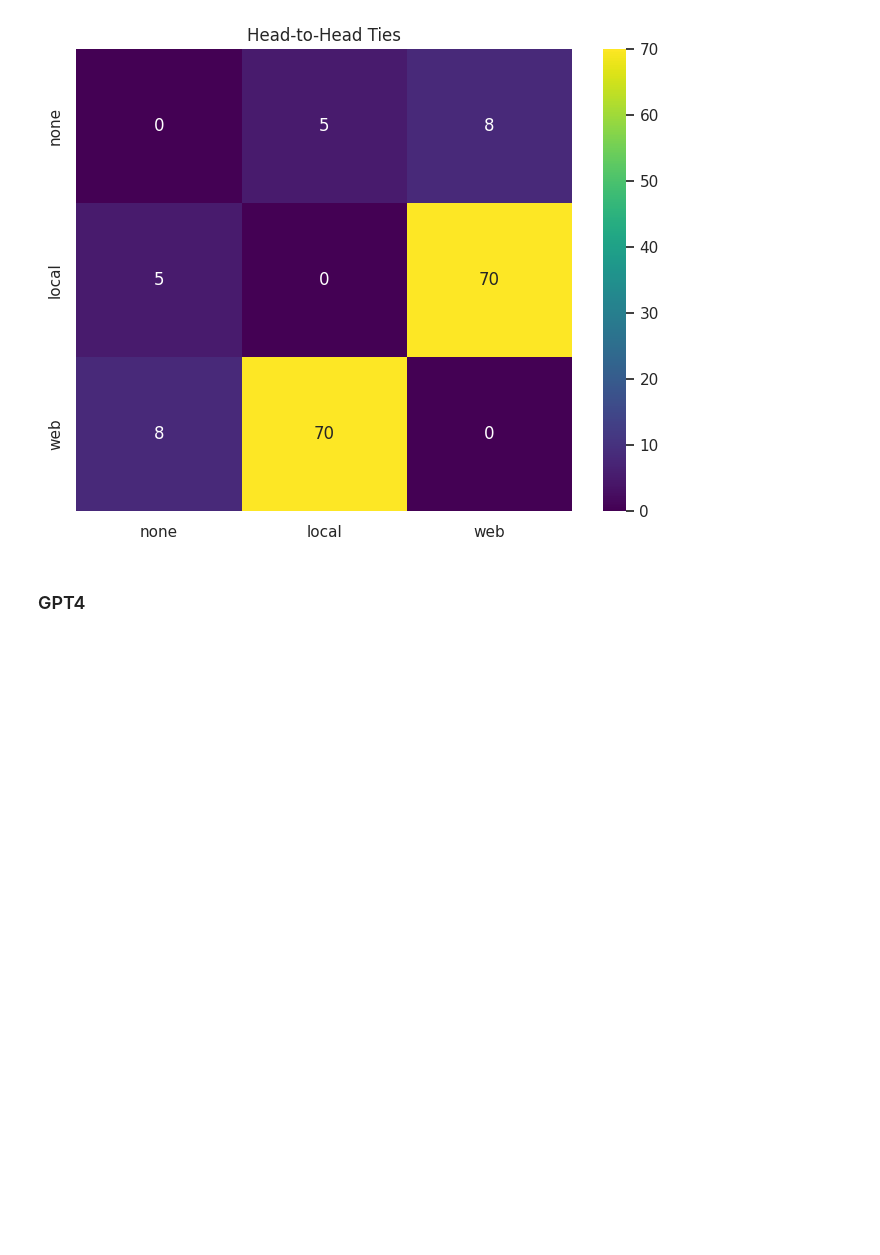
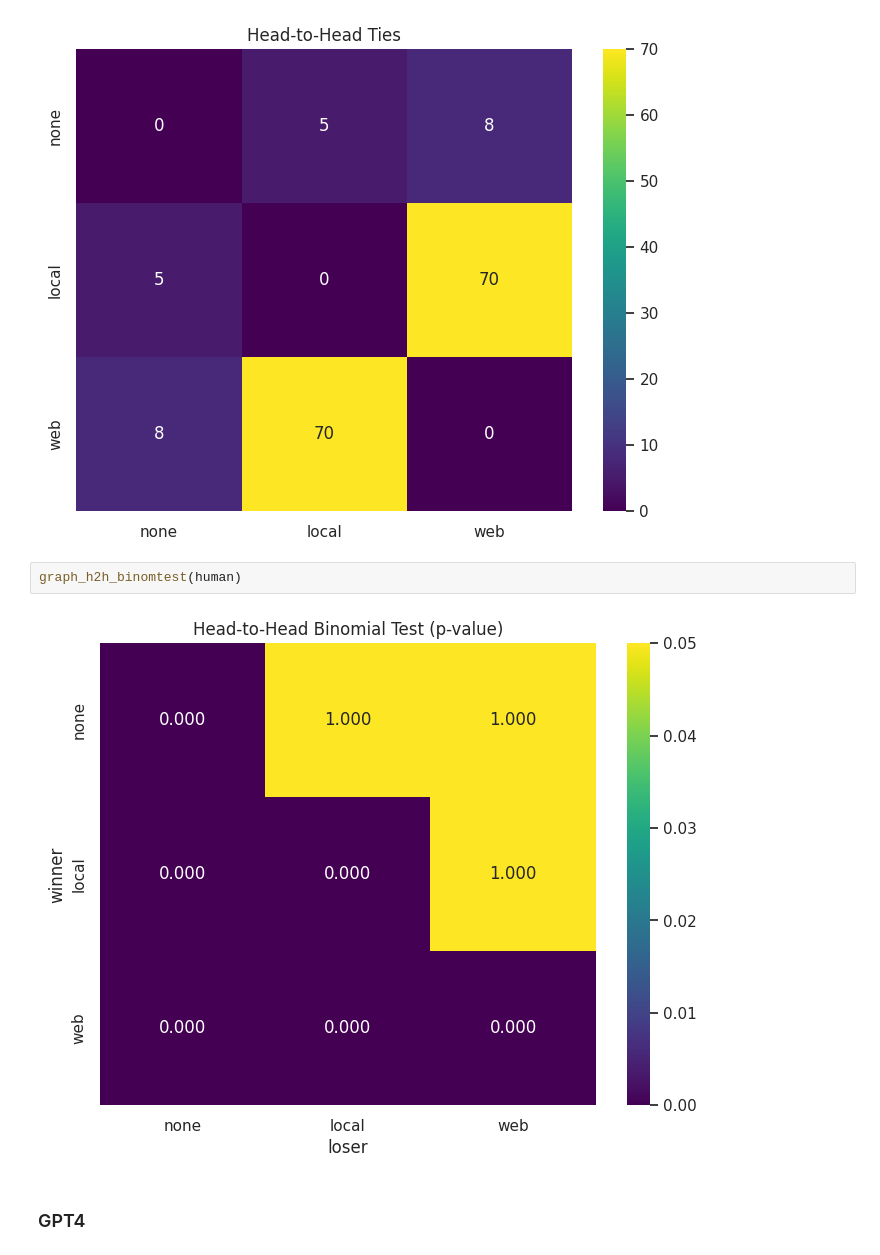
Before and after one commit to lancewilhelm/cs6804_final, a Jupyter notebook: analysis.ipynb, the cells around one changed output. Saved outputs shown, nothing was run; the diff lists cells and outputs as text; blank space fills up the shorter version.

```diff
--- a/analysis.ipynb
+++ b/analysis.ipynb
@@ -625,6 +653,10 @@ Text(0.5, 1.0, 'Human - Head-to-Head Win Rate')
 graph_h2h_ties(human)
 # %% [output]
 [figure]
+# %%
+graph_h2h_binomtest(human)
+# %% [output]
+[figure, added]
 # %% [markdown]
 ### GPT4
 # %%
```
Also changed, not shown: parts of 13 cells of this notebook, 1 other file.
